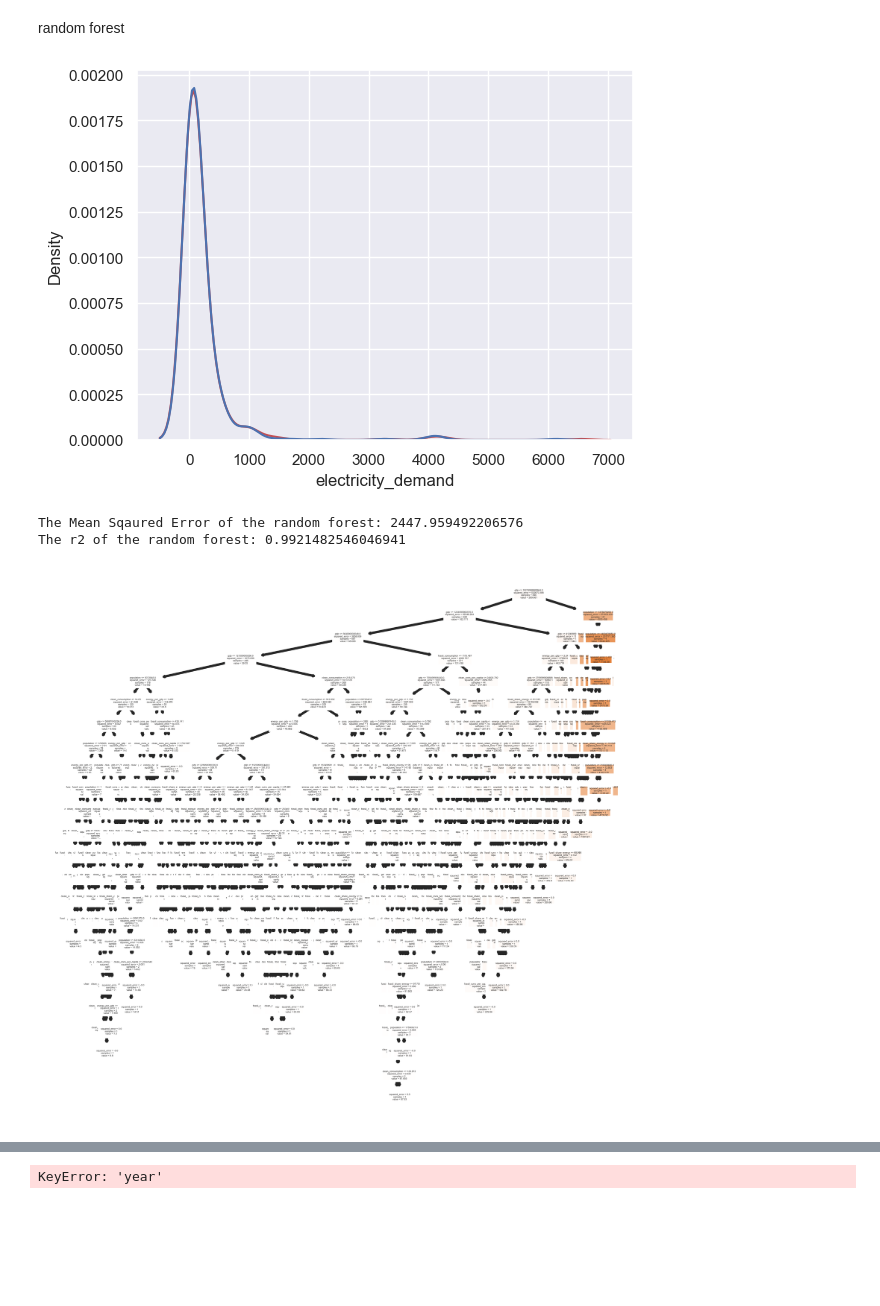
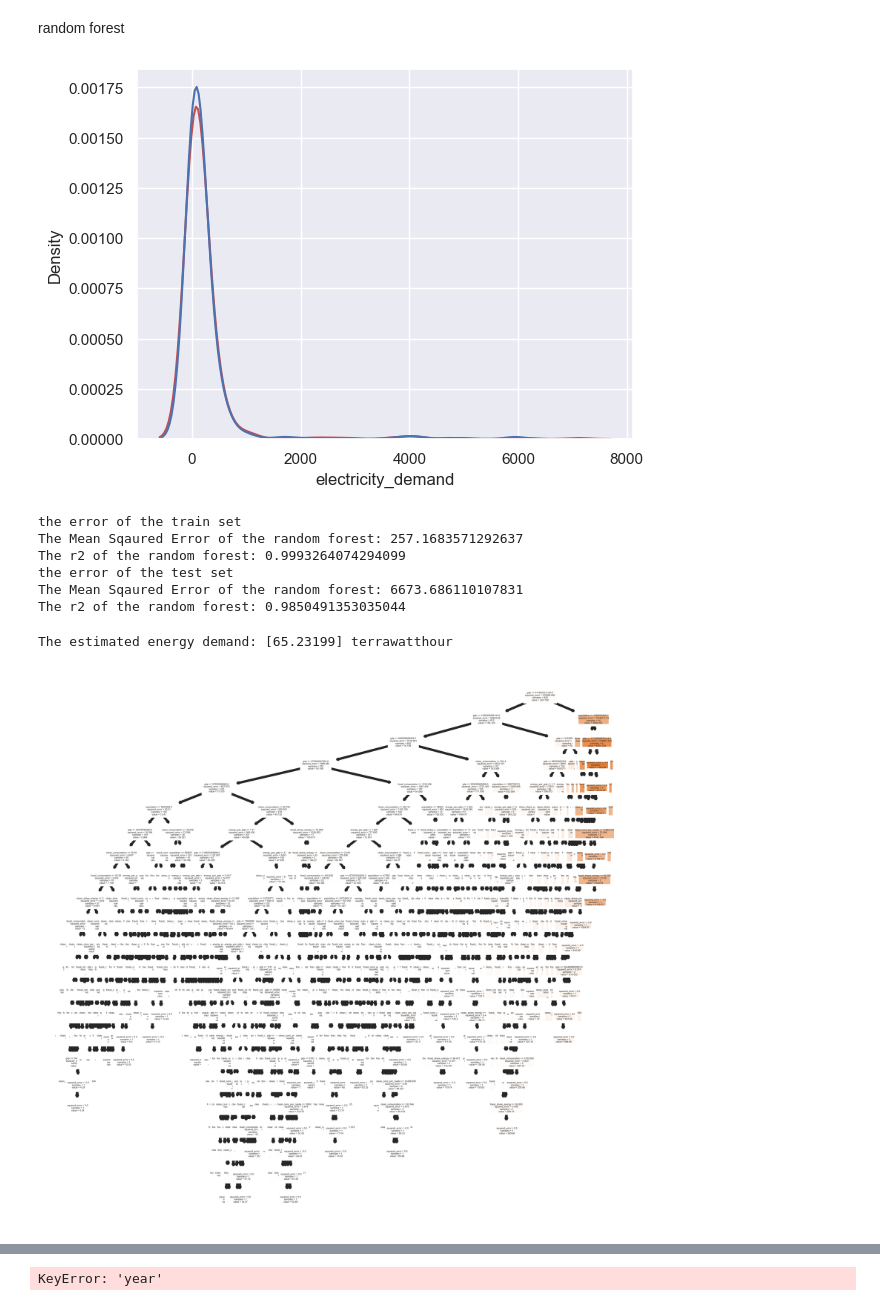
Before and after one commit to Smith-bytes/Project, a Jupyter notebook: project.ipynb, the cells around one changed output, grey strips where cells are left out. Cells and saved outputs as stored; diff of their text form; code cells hidden in the pictures; blank space fills up the shorter version.

```diff
--- a/project.ipynb
+++ b/project.ipynb
@@ -55,0 +62,25 @@ print(y_test.shape)
+# %%
+from sklearn.linear_model import LinearRegression
+
+linreg1 = LinearRegression()
+linreg1.fit(x_train, y_train)
+lin_energy_train_pred = linreg1.predict(x_train)
+lin_energy_test_pred = linreg1.predict(x_test)
+
+ax=plt.axes()
+
+sb.kdeplot(y_test, color="r",
+                label= "actual value", ax=ax)
+sb.kdeplot(lin_energy_test_pred, color="b",
+                label= "fitted value", ax=ax)
+
+plt.show()
+# Check the Goodness of Fit (on Test Data)
+print("Goodness of Fit of Model \tTrain Dataset")
+print("Explained Variance (R^2) \t:", linreg1.score(x_train, y_train))
+print("Mean Squared Error (MSE) \t:", mean_squared_error(y_train, lin_energy_train_pred))
+print()
+print("Goodness of Fit of Model \tTest Dataset")
+print("Explained Variance (R^2) \t:", linreg1.score(x_test, y_test))
+print("Mean Squared Error (MSE) \t:", mean_squared_error(y_test, lin_energy_test_pred))
+print()
@@ -56,30 +178,50 @@ print(y_test.shape)
 # %% [markdown]
 random forest
 # %%
-from sklearn.ensemble import RandomForestRegressor
-from sklearn.metrics import mean_squared_error, r2_score
 
-RForestmodel = RandomForestRegressor(n_estimators=500)
+
+RForestmodel = RandomForestRegressor(n_estimators=1000)
 RForestmodel.fit(x_train, y_train)
 y_pred_randomforest = RForestmodel.predict(x_test)
+y_pred_randomforest_train = RForestmodel.predict(x_train)
 df_randomforest = pd.DataFrame({"actual":y_test, "predict": y_pred_randomforest})
 df_randomforest
 ax=plt.axes()
 sb.kdeplot(y_test, color="r",
                 label= "actual value", ax=ax)
 sb.kdeplot(y_pred_randomforest, color="b",
                 label= "fitted value", ax=ax)
 
 plt.show()
-
+print('the error of the train set')
+RForestmean_squared_error_train = mean_squared_error(y_train, y_pred_randomforest_train)
+print("The Mean Sqaured Error of the random forest:", RForestmean_squared_error_train)
+RForest_R2_train = r2_score(y_train, y_pred_randomforest_train)
+print("The r2 of the random forest:", RForest_R2_train)
+print('the error of the test set')
 RForestmean_squared_error = mean_squared_error(y_test, y_pred_randomforest)
 print("The Mean Sqaured Error of the random forest:", RForestmean_squared_error)
 RForest_R2 = r2_score(y_test, y_pred_randomforest)
 print("The r2 of the random forest:", RForest_R2)
 # %% [output]
-[figure, old version]
+[figure, new version]
-The Mean Sqaured Error of the random forest: 2447.959492206576
-The r2 of the random forest: 0.9921482546046941
+the error of the train set
+The Mean Sqaured Error of the random forest: 257.1683571292637
+The r2 of the random forest: 0.9993264074294099
+the error of the test set
+The Mean Sqaured Error of the random forest: 6673.686110107831
+The r2 of the random forest: 0.9850491353035044
+# %%
+name= input("what is your file name?")
+showcase = pd.read_csv(name)
+showcase = pd.DataFrame(showcase)
+showcase_x = showcase[['population', 'gdp', 'clean_cons_per_capita', 'clean_consumption', 'clean_share_energy', 'fossil_cons_per_capita',
+                            'fossil_consumption', 'fossil_share_energy', 'energy_per_gdp' ]]
+y_pred_randomforest_showcase = RForestmodel.predict(showcase_x)
+
+print("The estimated energy demand:", y_pred_randomforest_showcase, "terrawatthour" )
+# %% [output]
+The estimated energy demand: [65.23199] terrawatthour
 # %%
 fn=['population', 'gdp', 'clean_cons_per_capita', 'clean_consumption', 'clean_share_energy', 'fossil_cons_per_capita',
 'fossil_consumption', 'fossil_share_energy', 'energy_per_gdp' ]
@@ -91,4 +233,4 @@ tree.plot_tree(RForestmodel.estimators_[0],
                filled = True)
 fig.savefig('rf_individualtree.png')
 # %% [output]
-[figure, old version]
+[figure, new version]
```
Also changed, not shown: parts of 9 cells of this notebook, 2 other files.
